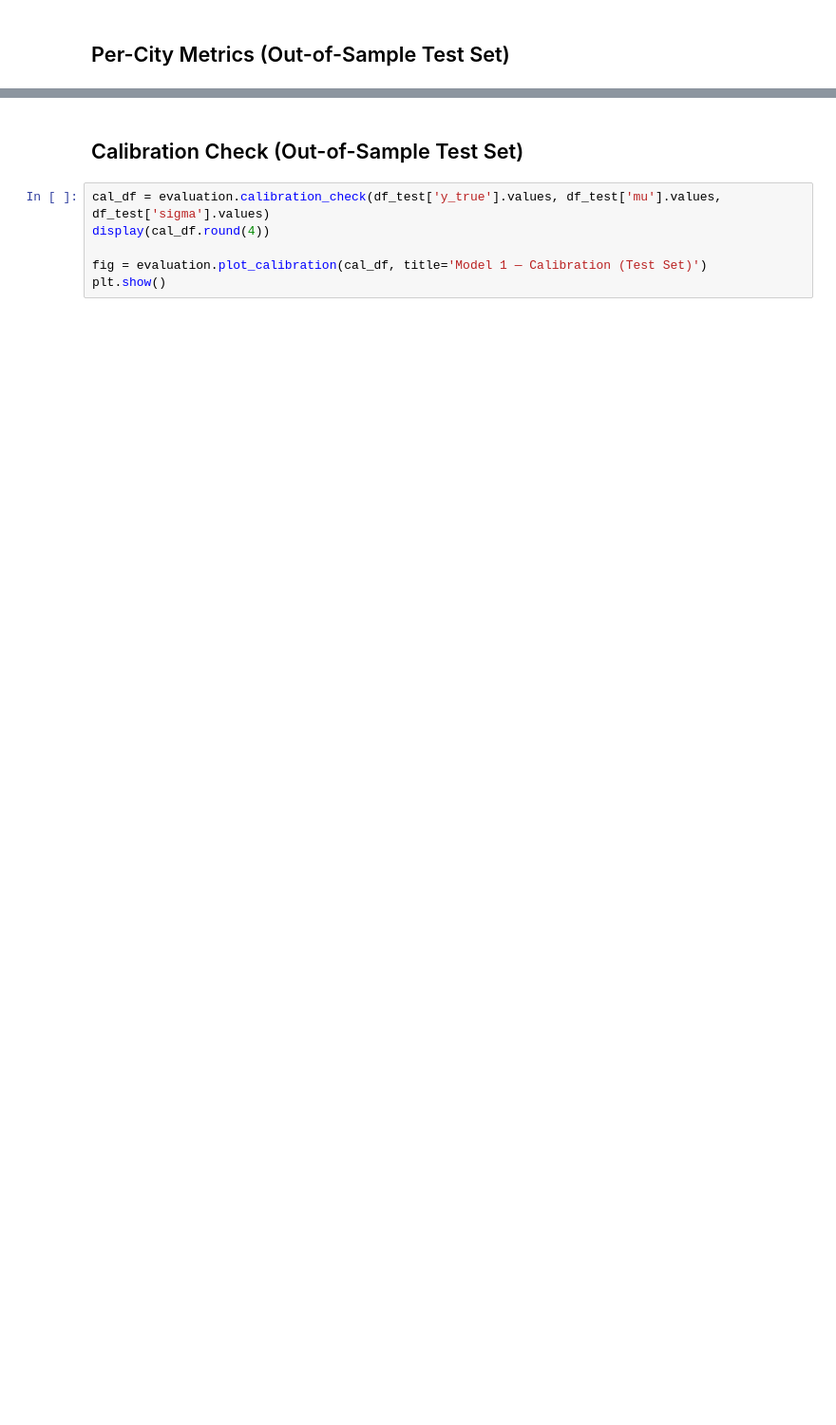
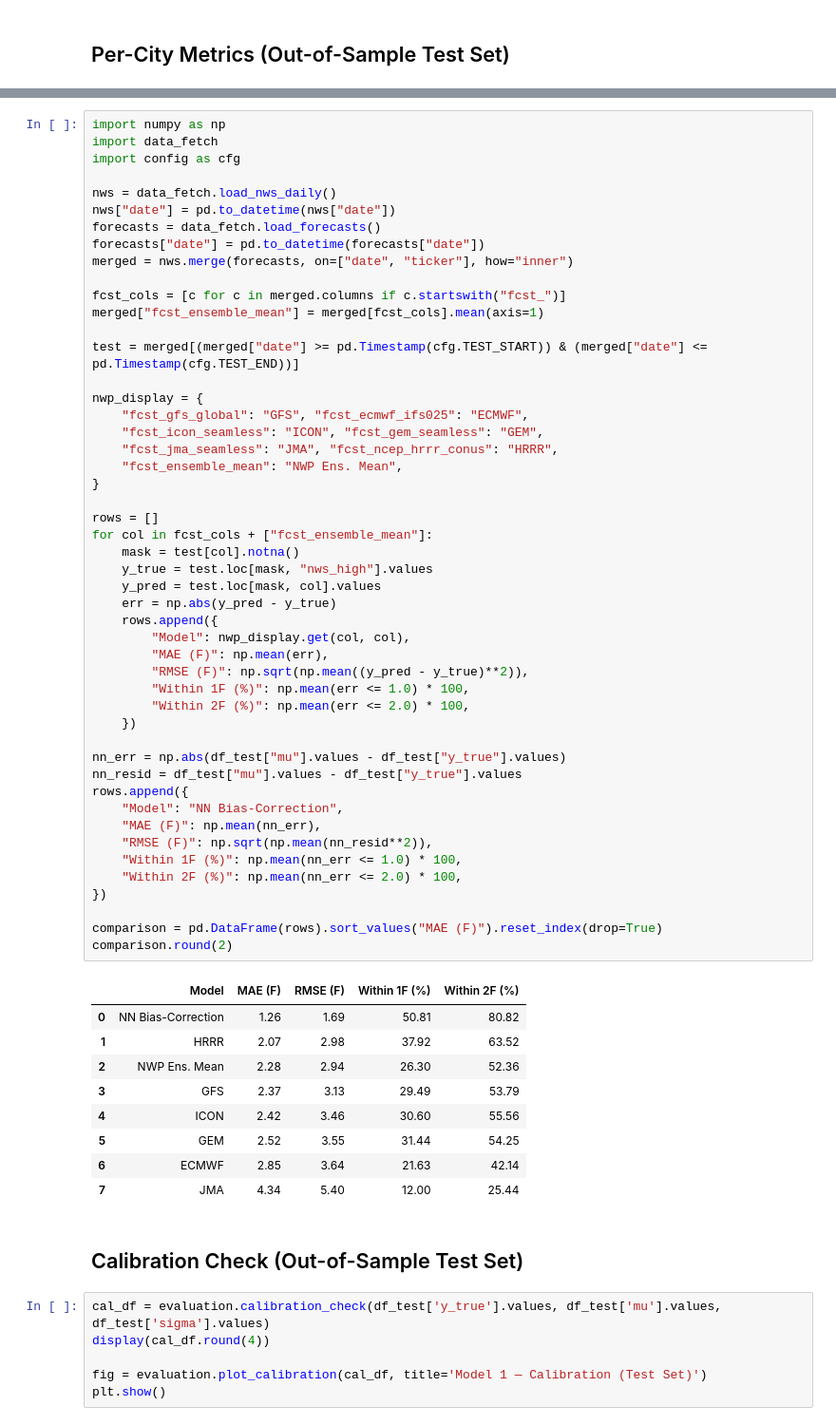
Before and after one commit to maxz073/dailymaxtempnn, a Jupyter notebook: performance.ipynb, the cells around one changed output, grey strips where cells are left out. Shown at 95% size. Drawn from its saved outputs; the diff is of its cells as text; blank space fills up the shorter version.

Commit message:
Cleaned up. Still need to go through notebook display

```diff
--- a/performance.ipynb
+++ b/performance.ipynb
@@ -59,3 +58,62 @@ city_metrics.round(4)
+# %%
+import numpy as np
+import data_fetch
+import config as cfg
+
+nws = data_fetch.load_nws_daily()
+nws["date"] = pd.to_datetime(nws["date"])
+forecasts = data_fetch.load_forecasts()
+forecasts["date"] = pd.to_datetime(forecasts["date"])
+merged = nws.merge(forecasts, on=["date", "ticker"], how="inner")
+
+fcst_cols = [c for c in merged.columns if c.startswith("fcst_")]
+merged["fcst_ensemble_mean"] = merged[fcst_cols].mean(axis=1)
+
+test = merged[(merged["date"] >= pd.Timestamp(cfg.TEST_START)) & (merged["date"] <= pd.Timestamp(cfg.TEST_END))]
+
+nwp_display = {
+    "fcst_gfs_global": "GFS", "fcst_ecmwf_ifs025": "ECMWF",
+    "fcst_icon_seamless": "ICON", "fcst_gem_seamless": "GEM",
+    "fcst_jma_seamless": "JMA", "fcst_ncep_hrrr_conus": "HRRR",
+    "fcst_ensemble_mean": "NWP Ens. Mean",
+}
+
+rows = []
+for col in fcst_cols + ["fcst_ensemble_mean"]:
+    mask = test[col].notna()
+    y_true = test.loc[mask, "nws_high"].values
+    y_pred = test.loc[mask, col].values
+    err = np.abs(y_pred - y_true)
+    rows.append({
+        "Model": nwp_display.get(col, col),
+        "MAE (F)": np.mean(err),
+        "RMSE (F)": np.sqrt(np.mean((y_pred - y_true)**2)),
+        "Within 1F (%)": np.mean(err <= 1.0) * 100,
+        "Within 2F (%)": np.mean(err <= 2.0) * 100,
+    })
+
+nn_err = np.abs(df_test["mu"].values - df_test["y_true"].values)
+nn_resid = df_test["mu"].values - df_test["y_true"].values
+rows.append({
+    "Model": "NN Bias-Correction",
+    "MAE (F)": np.mean(nn_err),
+    "RMSE (F)": np.sqrt(np.mean(nn_resid**2)),
+    "Within 1F (%)": np.mean(nn_err <= 1.0) * 100,
+    "Within 2F (%)": np.mean(nn_err <= 2.0) * 100,
+})
+
+comparison = pd.DataFrame(rows).sort_values("MAE (F)").reset_index(drop=True)
+comparison.round(2)
+# %% [output]
+|  | Model | MAE (F) | RMSE (F) | Within 1F (%) | Within 2F (%) |
+| 0 | NN Bias-Correction | 1.26 | 1.69 | 50.81 | 80.82 |
+| 1 | HRRR | 2.07 | 2.98 | 37.92 | 63.52 |
+| 2 | NWP Ens. Mean | 2.28 | 2.94 | 26.30 | 52.36 |
+| 3 | GFS | 2.37 | 3.13 | 29.49 | 53.79 |
+| 4 | ICON | 2.42 | 3.46 | 30.60 | 55.56 |
+| 5 | GEM | 2.52 | 3.55 | 31.44 | 54.25 |
+| 6 | ECMWF | 2.85 | 3.64 | 21.63 | 42.14 |
+| 7 | JMA | 4.34 | 5.40 | 12.00 | 25.44 |
 # %% [markdown]
 ## Calibration Check (Out-of-Sample Test Set)
 # %%
```
Also changed, not shown: parts of 8 cells of this notebook, 43 other files.
